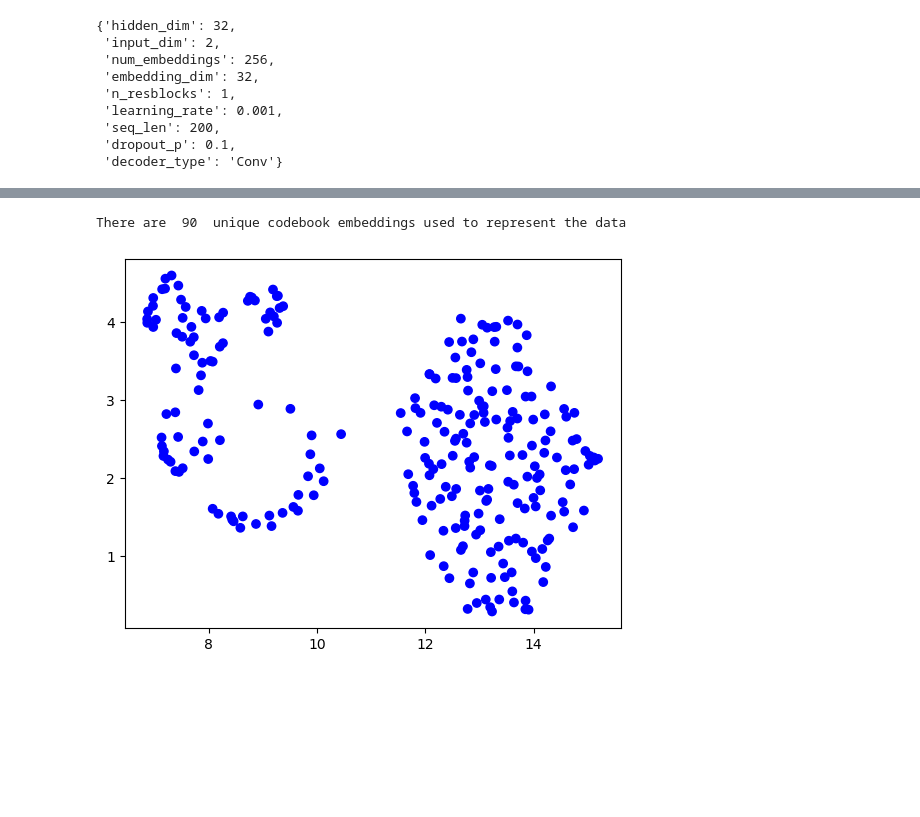
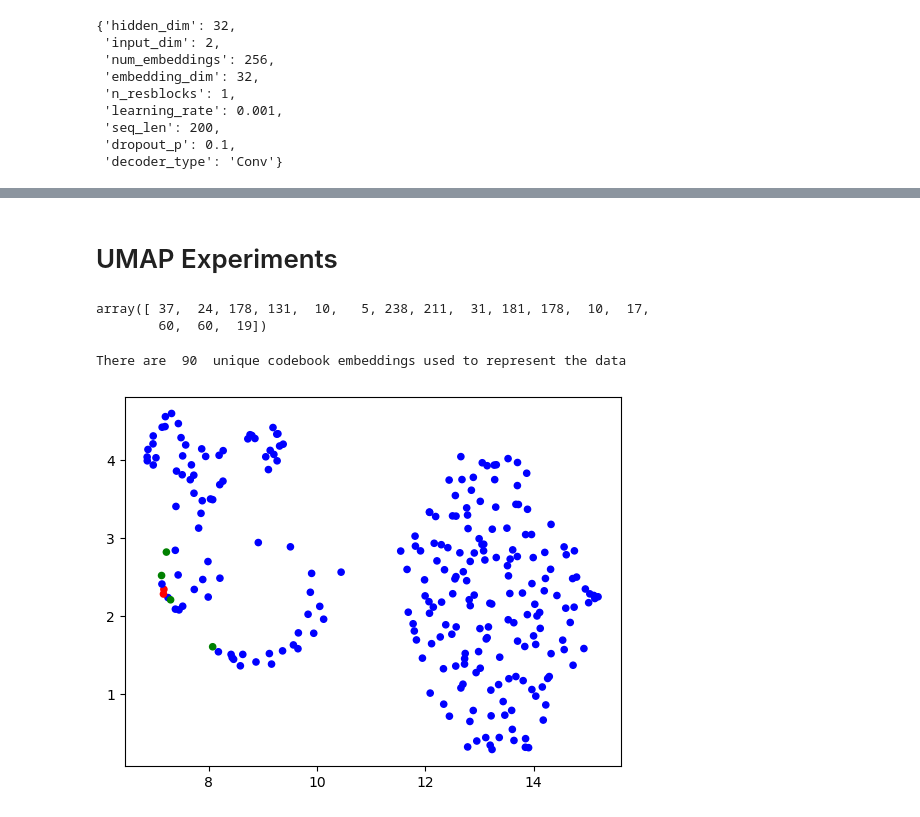
Before and after one commit to derantonin/VQ-VAE-Transformer-Arc-Welding, a Jupyter notebook: ALTERING_Experiments.ipynb, the cells around one changed output, grey strips where cells are left out. Drawn from its saved outputs; the diff is of its cells as text; code cells hidden in the pictures; blank space fills up the shorter version.

```diff
--- a/ALTERING_Experiments.ipynb
+++ b/ALTERING_Experiments.ipynb
@@ -38,7 +38,7 @@ def get_files_and_models(files: dict):
     model_dict = torch.load(model_path, map_location=torch.device('cpu'))
     hparams = model_dict['hyper_parameters']
     if files['type']=='VQ-VAE':
-        hparams.pop('logger')
+        # hparams.pop('logger')
         model = VectorQuantizedVAE(**hparams)
         model.load_state_dict(model_dict['state_dict'])
 
@@ -436,27 +545,55 @@ Amount of Differences:  200
  198 199]
 Originl Q-Embeddings Indices:  [ 47  49 207 207 207 149 251  87  88 116 151 214 214 133 133 133 133 133
  133 133 133 133 133 133 133  98]
+# %% [markdown]
+# UMAP Experiments
+# %%
+patch_vqvae_v1["q_ind"][0]
+# %% [output]
+array([ 37,  24, 178, 131,  10,   5, 238, 211,  31, 181, 178,  10,  17,
+        60,  60,  19])
 # %%
 import umap
-codebook = vqvae_v1["codebook"]
+current_model = get_files_and_models(vqvae_v1_files)
+codebook = current_model["codebook"]
 # reducer = umap.UMAP(verbose=True, random_state=42)
 # reducer.fit_transform(codebook)
 
-# with open('umap_reducer.pkl', 'wb') as f:
+# with open('umap_reducer_patch_v4.pkl', 'wb') as f:
 #     pickle.dump(reducer, f)
 with open('umap_reducer.pkl', 'rb') as f:
     loaded_reducer = pickle.load(f)
 
 codebook_umap = loaded_reducer.transform(codebook)
 # plt.scatter(codebook_umap[:, 0], codebook_umap[:, 1])
 
-unique, counts = np.unique(vqvae_v1["q_ind"][:,:], return_counts=True)
+# Q Indices before:  [ 47  49 207 207 207 149 251  87  88 116 151 214 214 133 133 133 133 133
+#  133 133 133 133 133 133 133  98]
+# Q Indices after:  [ 47  49 207 207 207 149 251  87  88 116 151 214 222  21 149 207 207 207
+#  149 144 209 225 153   3 214  98]
+
+
+unique, counts = np.unique(current_model["q_ind"][:,:], return_counts=True)
 print("There are ", len(unique), " unique codebook embeddings used to represent the data")
 color_array = np.full((256, ), 'b')
-# for i in unique[np.argsort(counts)][-10:]:
+# for i in unique[np.argsort(counts)][-80:]:
 #     color_array[i] = 'r'
-plt.scatter(codebook_umap[:, 0], codebook_umap[:, 1], c=color_array)
+# for i in [222, 21, 149, 207, 144, 209, 225, 153, 3, 214, 98]:
+#     color_array[i] = 'r'
+# for i in [47,  49, 207, 149, 251,  87,  88, 116, 151, 214]:
+#     color_array[i] = 'y'
+for i in [214, 133]:
+    color_array[i] = 'r'
+for i in [3,  85, 168, 240 ]:
+    color_array[i] = 'g'
+# for i in [4,   97,  221,  168]:
+#     color_array[i] = 'y'
+
+
+plt.scatter(codebook_umap[:, 0], codebook_umap[:, 1], c=color_array, s=20)
+# plt.scatter(codebook_umap[42, 0], codebook_umap[42, 1], c='r', s=20)
+
 plt.show()
 # %% [output]
 There are  90  unique codebook embeddings used to represent the data
-[figure, old version]
+[figure, new version]
```
Also changed, not shown: parts of 5 cells of this notebook, 1 other file.
